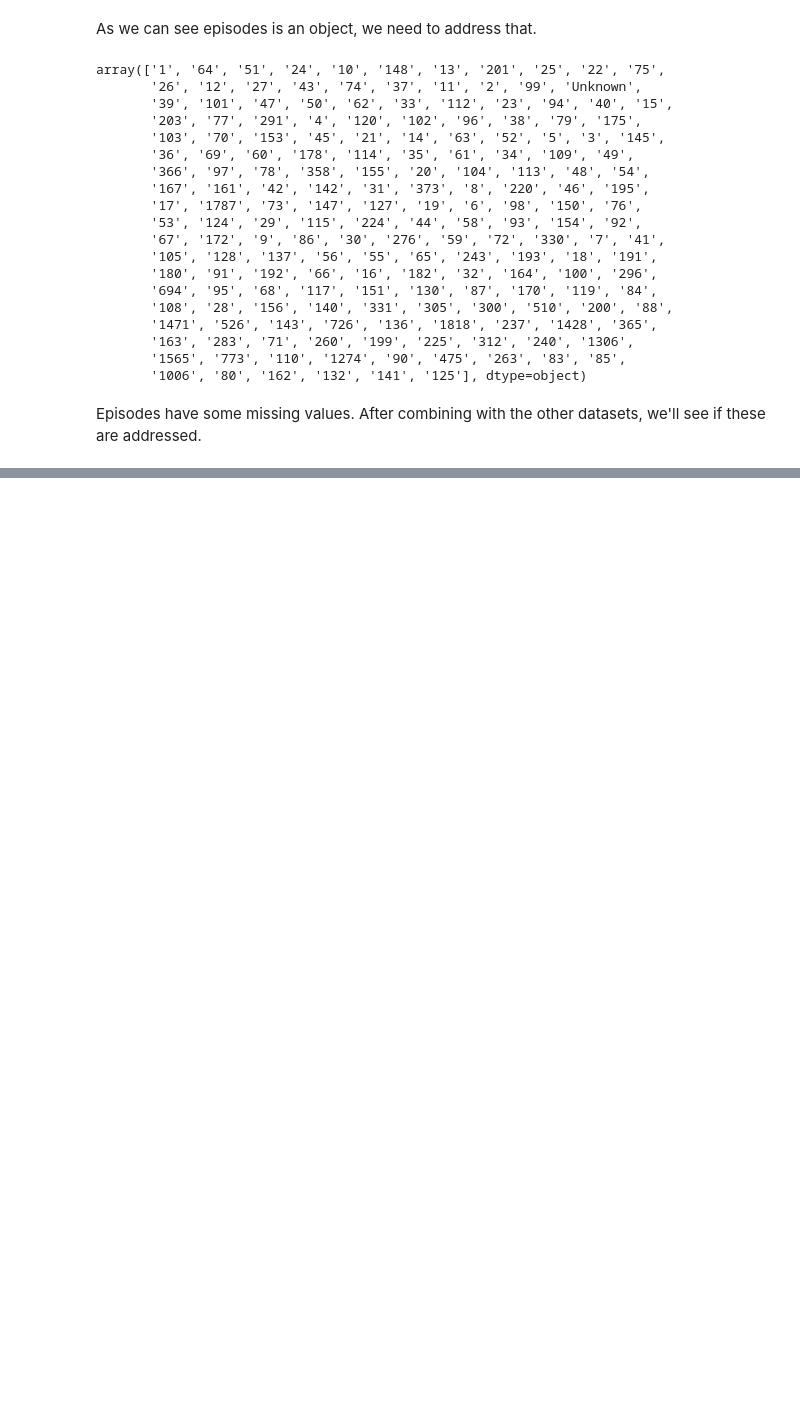
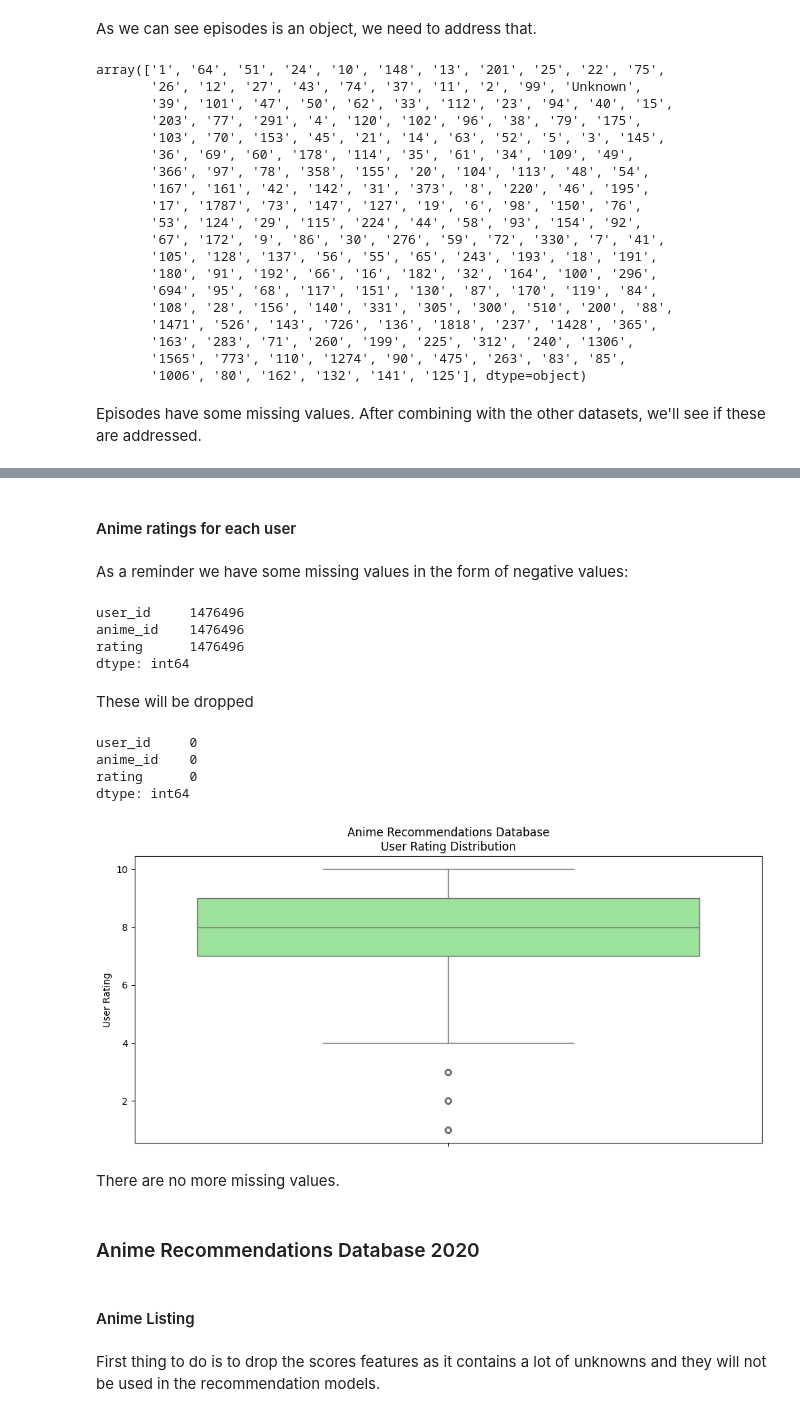
Before and after one commit to deltel/anime-recommendation-documentation, a Jupyter notebook: data_understanding.ipynb, the cells around one changed output, grey strips where cells are left out. Drawn from its saved outputs; the diff is of its cells as text; code cells hidden in the pictures; blank space fills up the shorter version.

Commit message:
Prepare datasets up to combining the ratings

```diff
--- a/data_understanding.ipynb
+++ b/data_understanding.ipynb
@@ -1088,0 +1204,40 @@ Episodes have some missing values. After combining with the other datasets, we'l
+# %% [markdown]
+#### Anime ratings for each user
+# %% [markdown]
+As a reminder we have some missing values in the form of negative values:
+# %%
+cuRating[cuRating["rating"] < 0].count()
+# %% [output]
+user_id     1476496
+anime_id    1476496
+rating      1476496
+dtype: int64
+# %% [markdown]
+These will be dropped
+# %%
+cu_rating_df = cuRating[cuRating["rating"] >= 0]
+cu_rating_df[cu_rating_df["rating"] < 0].count()
+# %% [output]
+user_id     0
+anime_id    0
+rating      0
+dtype: int64
+# %%
+plt.figure(figsize=(10, 5))
+
+sns.boxplot(data=cu_rating_df["rating"], color="lightgreen")
+plt.title('Anime Recommendations Database\nUser Rating Distribution')
+plt.ylabel('User Rating')
+
+plt.tight_layout()
+plt.show()
+# %% [output]
+[figure, added]
+# %% [markdown]
+There are no more missing values.
+# %% [markdown]
+### Anime Recommendations Database 2020
+# %% [markdown]
+#### Anime Listing
+# %% [markdown]
+First thing to do is to drop the scores features as it contains a lot of unknowns and they will not be used in the recommendation models.
```
Also changed, not shown: parts of 80 cells of this notebook.
